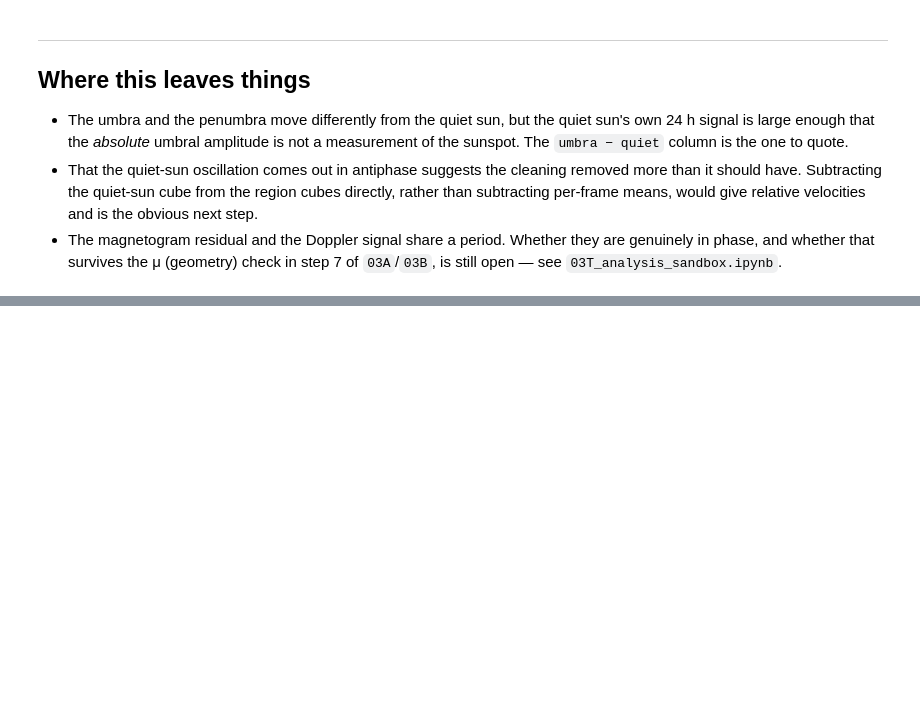
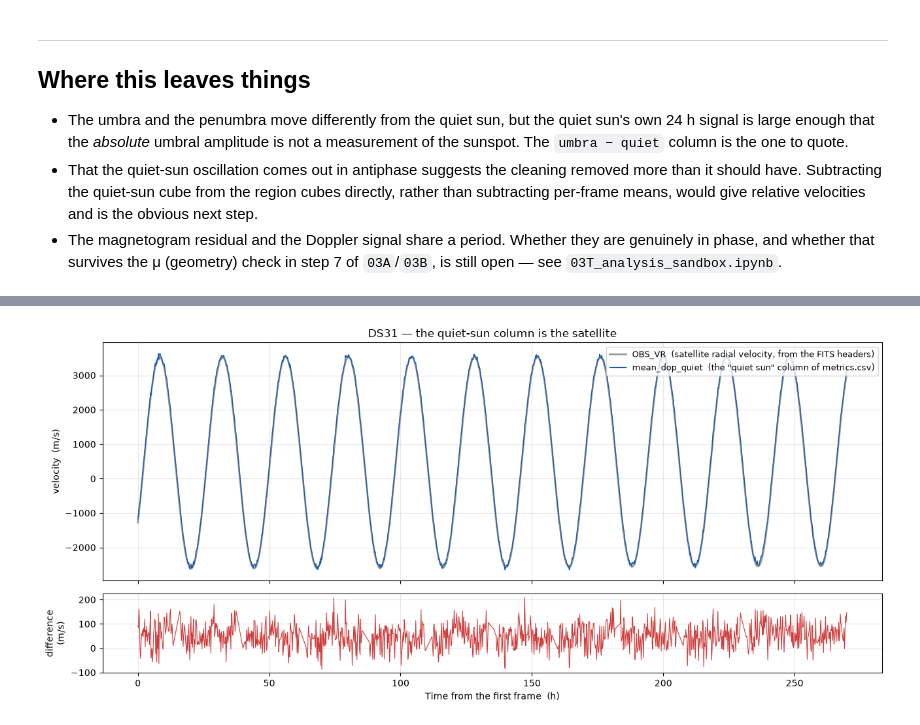
Before and after one commit to thomatrixting/sun_spots_pulsation_review, a Jupyter notebook: notebooks/04_data_comparison.ipynb, the cells around one changed output, grey strips where cells are left out. Saved outputs shown, nothing was run; the diff lists cells and outputs as text; code cells hidden in the pictures; blank space fills up the shorter version.

```diff
--- a/notebooks/04_data_comparison.ipynb
+++ b/notebooks/04_data_comparison.ipynb
@@ -1007,0 +1200,34 @@ dataset    region  rank  freq_mhz  period_min  relative
+# %%
+# One dataset drawn out, because the table above is a column of numbers very close to 1 and
+# this is what those numbers look like. Two series on one axis in the same units — no second
+# y scale, so the agreement is read off the curves rather than off two different rulings.
+if len(obsvr_check) and obsvr_check['r'].notna().any():
+    _ds = obsvr_check.dropna(subset=['r']).sort_values('r').iloc[-1]['dataset']
+    from scipy.io import readsav
+    _hdr = readsav(config.DS0N_RAW_DIR / _ds.split('_')[0] /
+                   'cube_dopplergram_coords2times.sav', verbose=False)['hdrs']
+    _vr = np.asarray(_hdr['OBS_VR'], dtype=float)[::-1]
+    _df = metrics_c[_ds]
+    _n = min(len(_df), len(_vr))
+
+    fig, (ax, ax_r) = plt.subplots(2, 1, figsize=(13, 6), sharex=True,
+                                   gridspec_kw=dict(height_ratios=[3, 1]))
+    ax.plot(_df['time_h'][:_n], _vr[:_n], lw=2.0, color='#9a9a95',
+            label='OBS_VR  (satellite radial velocity, from the FITS headers)')
+    ax.plot(_df['time_h'][:_n], _df['mean_dop_quiet'][:_n], lw=1.0, color='#1c5cab',
+            label='mean_dop_quiet  (the "quiet sun" column of metrics.csv)')
+    ax.set_ylabel('velocity  (m/s)')
+    ax.set_title(f'{_ds} — the quiet-sun column is the satellite')
+    ax.legend(fontsize=9, loc='upper right')
+
+    ax_r.plot(_df['time_h'][:_n], _df['mean_dop_quiet'][:_n] - _vr[:_n], lw=0.8, color='#d03b3b')
+    ax_r.set_ylabel('difference\n(m/s)')
+    ax_r.set_xlabel('Time from the first frame  (h)')
+    for _a in (ax, ax_r):
+        _a.grid(alpha=0.3)
+    plt.tight_layout()
+    plt.show()
+else:
+    print('no OBS_VR table to draw — see the cell above')
+# %% [output]
+[figure, added]
```
Also changed, not shown: parts of 32 cells of this notebook.
